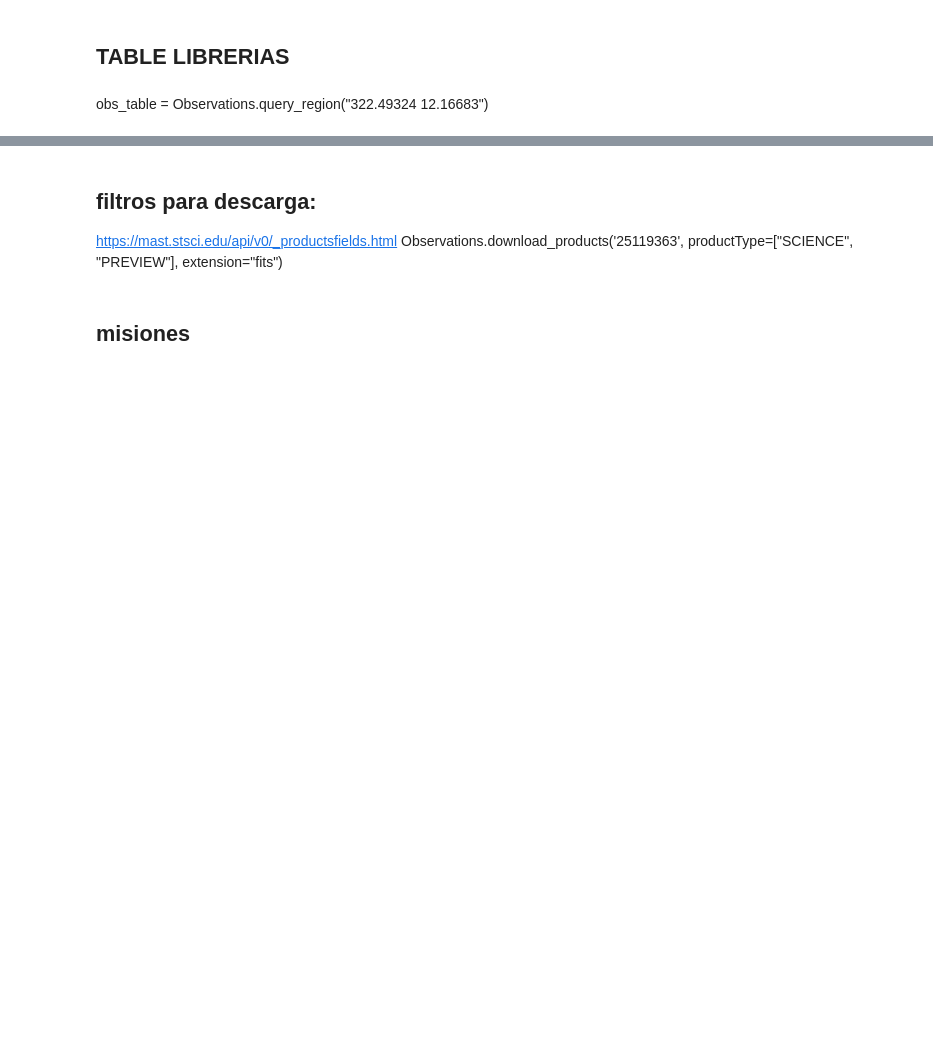
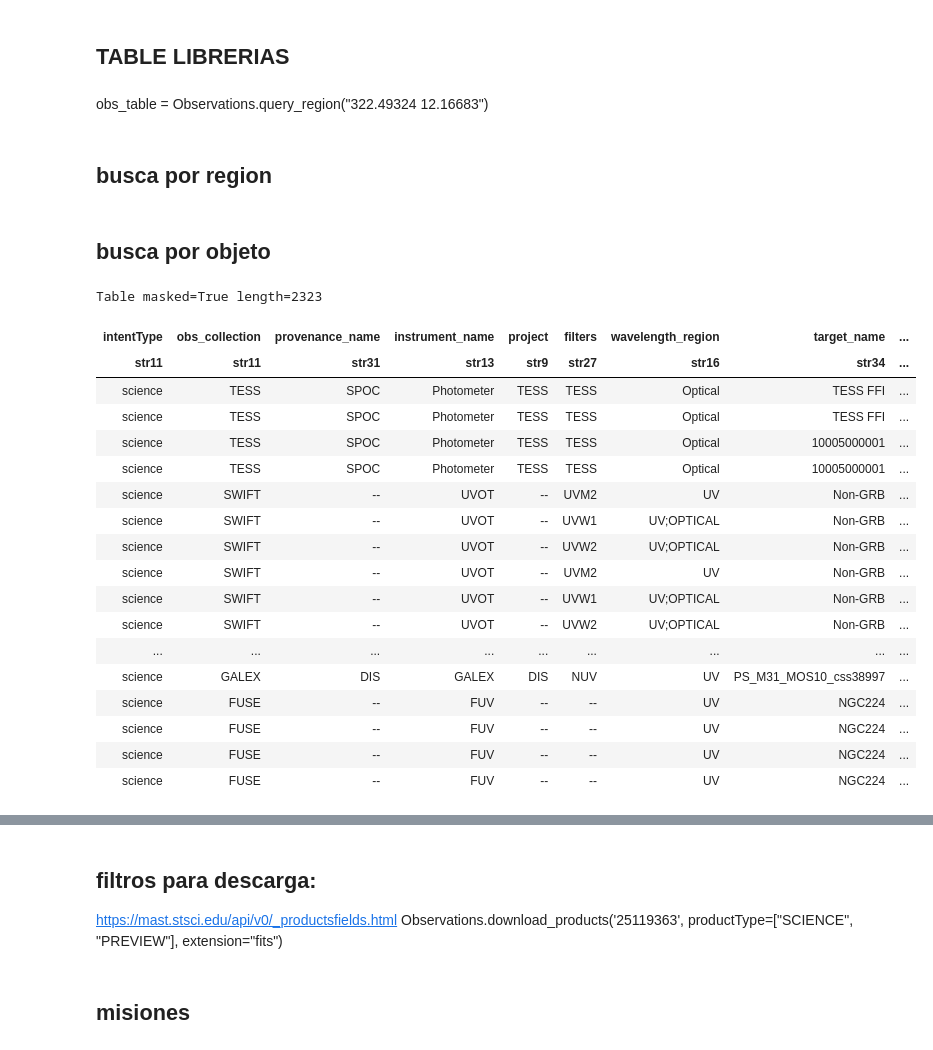
Before and after one commit to mapsm12/GETspectrum, a Jupyter notebook: SpectrumDownloader.ipynb, the cells around one changed output, grey strips where cells are left out. Saved outputs shown, nothing was run; the diff lists cells and outputs as text; code cells hidden in the pictures; blank space fills up the shorter version.

```diff
--- a/SpectrumDownloader.ipynb
+++ b/SpectrumDownloader.ipynb
@@ -32,11 +32,35 @@ https://mast.stsci.edu/api/v0/_c_a_o_mfields.html
 ## TABLE LIBRERIAS
 # %% [markdown]
 obs_table = Observations.query_region("322.49324 12.16683")
+# %% [markdown]
+## busca por region
 # %%
 obs_table = Observations.query_region("322.49324 12.16683",radius=".002 deg")
 obs_table
+# %% [markdown]
+## busca por objeto
 # %%
-obs_table = Observations.query_object("M31",radius=".02 deg")
+obs_table = Observations.query_object("M31",radius="0.02 deg")
 obs_table
+# %% [output]
+Table masked=True length=2323
+| intentType | obs_collection | provenance_name | instrument_name | project | filters | wavelength_region | target_name | ... |
+| str11 | str11 | str31 | str13 | str9 | str27 | str16 | str34 | ... |
+| science | TESS | SPOC | Photometer | TESS | TESS | Optical | TESS FFI | ... |
+| science | TESS | SPOC | Photometer | TESS | TESS | Optical | TESS FFI | ... |
+| science | TESS | SPOC | Photometer | TESS | TESS | Optical | 10005000001 | ... |
+| science | TESS | SPOC | Photometer | TESS | TESS | Optical | 10005000001 | ... |
+| science | SWIFT | -- | UVOT | -- | UVM2 | UV | Non-GRB | ... |
+| science | SWIFT | -- | UVOT | -- | UVW1 | UV;OPTICAL | Non-GRB | ... |
+| science | SWIFT | -- | UVOT | -- | UVW2 | UV;OPTICAL | Non-GRB | ... |
+| science | SWIFT | -- | UVOT | -- | UVM2 | UV | Non-GRB | ... |
+| science | SWIFT | -- | UVOT | -- | UVW1 | UV;OPTICAL | Non-GRB | ... |
+| science | SWIFT | -- | UVOT | -- | UVW2 | UV;OPTICAL | Non-GRB | ... |
+| ... | ... | ... | ... | ... | ... | ... | ... | ... |
+| science | GALEX | DIS | GALEX | DIS | NUV | UV | PS_M31_MOS10_css38997 | ... |
+| science | FUSE | -- | FUV | -- | -- | UV | NGC224 | ... |
+| science | FUSE | -- | FUV | -- | -- | UV | NGC224 | ... |
+| science | FUSE | -- | FUV | -- | -- | UV | NGC224 | ... |
+| science | FUSE | -- | FUV | -- | -- | UV | NGC224 | ... |
 # %%
 observations[:10].show_in_notebook()
```
Also changed, not shown: parts of 3 cells of this notebook, 28 other files.
